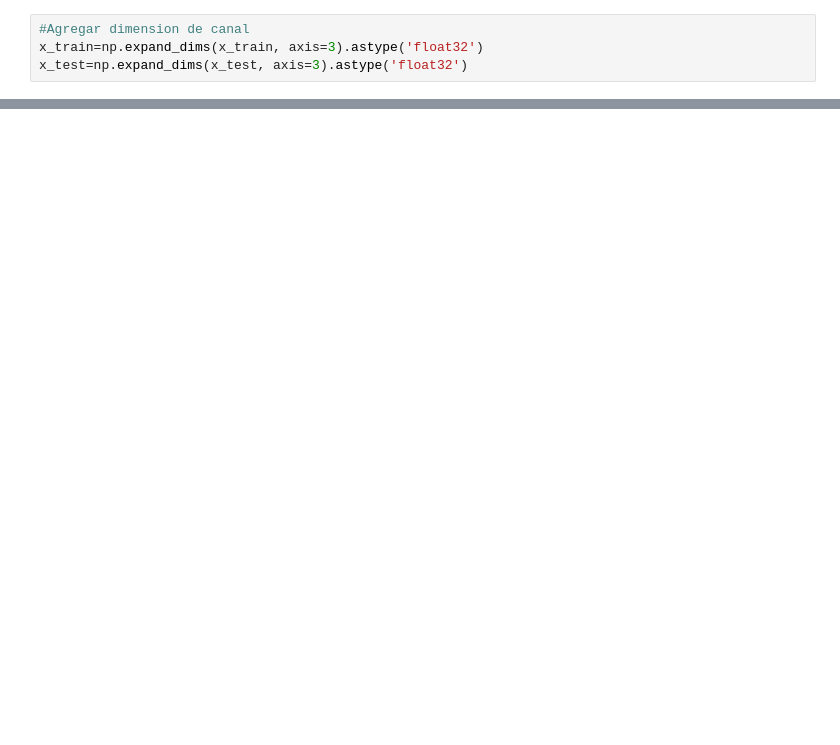
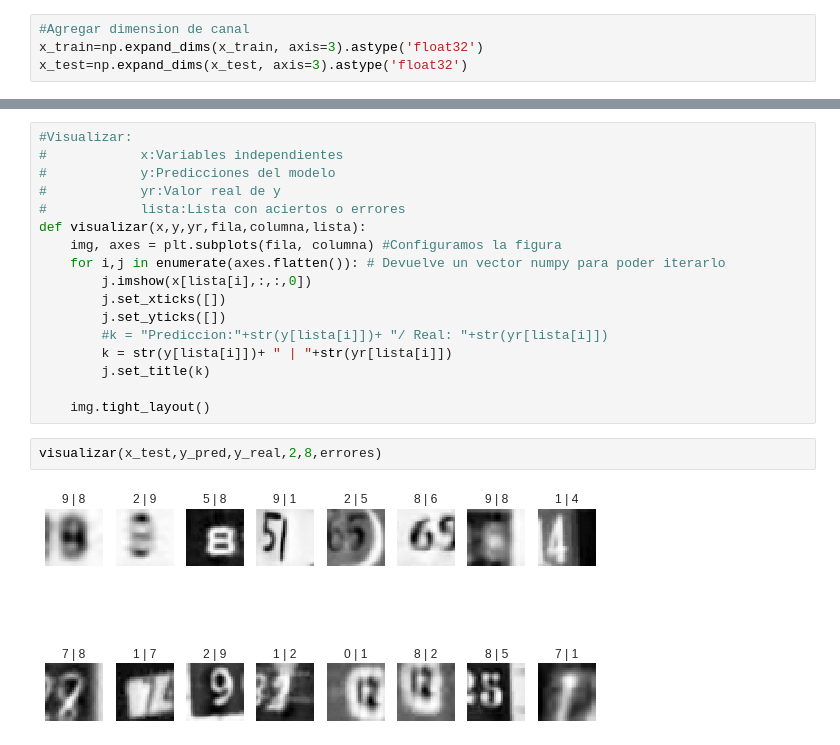
Before and after one commit to BryanFerreiraH/IA, a Jupyter notebook: cnn.ipynb, the cells around one changed output, grey strips where cells are left out. Drawn from its saved outputs; the diff is of its cells as text; blank space fills up the shorter version.

```diff
--- a/cnn.ipynb
+++ b/cnn.ipynb
@@ -109,0 +113,21 @@ plt.show()
+# %%
+#Visualizar:
+#            x:Variables independientes
+#            y:Predicciones del modelo
+#            yr:Valor real de y
+#            lista:Lista con aciertos o errores
+def visualizar(x,y,yr,fila,columna,lista):
+    img, axes = plt.subplots(fila, columna) #Configuramos la figura
+    for i,j in enumerate(axes.flatten()): # Devuelve un vector numpy para poder iterarlo
+        j.imshow(x[lista[i],:,:,0])
+        j.set_xticks([])
+        j.set_yticks([])
+        #k = "Prediccion:"+str(y[lista[i]])+ "/ Real: "+str(yr[lista[i]])
+        k = str(y[lista[i]])+ " | "+str(yr[lista[i]])
+        j.set_title(k)
+
+    img.tight_layout()
+# %%
+visualizar(x_test,y_pred,y_real,2,8,errores)
+# %% [output]
+[figure, added]
```
Also changed, not shown: parts of 25 cells of this notebook.
